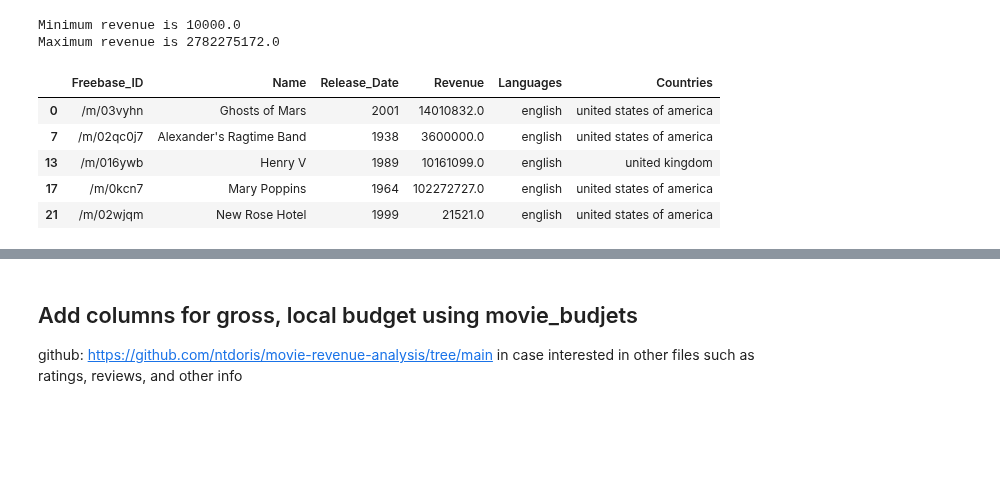
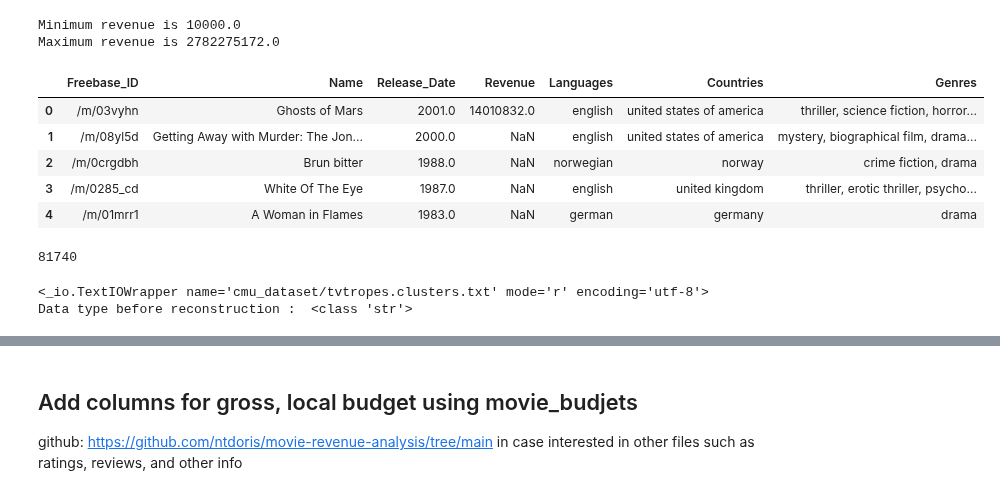
Before and after one commit to epfl-ada/ada-2024-project-thelordsofdata, a Jupyter notebook: src/data/cmu_analysis.ipynb, the cells around one changed output, grey strips where cells are left out. Cells and saved outputs as stored; diff of their text form; code cells hidden in the pictures; blank space fills up the shorter version.

```diff
--- a/src/data/cmu_analysis.ipynb
+++ b/src/data/cmu_analysis.ipynb
@@ -90,9 +95,9 @@ Name: count, Length: 1814, dtype: int64
 # %%
-df_copy = df_copy[df_copy['Revenue'].notna()]
+#df_copy = df_copy[df_copy['Revenue'].notna()]
 
-print(f"Length before removing Nan in Revenue column {len(df)}")
-print(f"Length after removing Nan in Revenue {len(df_copy)}")
+#print(f"Length before removing Nan in Revenue column {len(df)}")
+#print(f"Length after removing Nan in Revenue {len(df_copy)}")
 
-reduction = (len(df) - len(df_copy))/len(df)
+#reduction = (len(df) - len(df_copy))/len(df)
 
-print(f"Data reduction of {reduction:.2%}")
+#print(f"Data reduction of {reduction:.2%}")
@@ -160,6 +165,10 @@ plt.show()
 def keep_year(s):
     s = str(s)
     #print(s)
+    if s == 'nan':
+        #print('yea')
+        return
+    #print(type(int(s[:4])))
     return int(s[:4])
 
 def filter_year(year):
@@ -176,7 +185,7 @@ print(keep_year(test))
 # %% [output]
 '\ntest = "2005-09-09"\n\nprint(keep_year(test))\n'
 # %%
-df_copy = df_copy[df_copy['Release_Date'].notna()]
+#df_copy = df_copy[df_copy['Release_Date'].notna()]
 df_copy.Release_Date = df_copy.Release_Date.apply(lambda x: keep_year(x))
 df_copy = df_copy[df_copy['Release_Date'].apply(lambda x: filter_year(x))]
 df_copy.head()
@@ -202,14 +211,37 @@ Maximum revenue is 2782275172.0
 # %%
 df_copy = df_copy.drop('Wikipedia_ID', axis=1)
 df_copy = df_copy.drop('Runtime', axis=1)
-df_copy = df_copy.drop('Genres', axis=1)
+#df_copy = df_copy.drop('Genres', axis=1)
 df_copy.head()
 # %% [output]
-|  | Freebase_ID | Name | Release_Date | Revenue | Languages | Countries |
-| 0 | /m/03vyhn | Ghosts of Mars | 2001 | 14010832.0 | english | united states of america |
-| 7 | /m/02qc0j7 | Alexander's Ragtime Band | 1938 | 3600000.0 | english | united states of america |
-| 13 | /m/016ywb | Henry V | 1989 | 10161099.0 | english | united kingdom |
-| 17 | /m/0kcn7 | Mary Poppins | 1964 | 102272727.0 | english | united states of america |
-| 21 | /m/02wjqm | New Rose Hotel | 1999 | 21521.0 | english | united states of america |
+|  | Freebase_ID | Name | Release_Date | Revenue | Languages | Countries | Genres |
+| 0 | /m/03vyhn | Ghosts of Mars | 2001.0 | 14010832.0 | english | united states of america | thriller, science fiction, horror... |
+| 1 | /m/08yl5d | Getting Away with Murder: The Jon... | 2000.0 | NaN | english | united states of america | mystery, biographical film, drama... |
+| 2 | /m/0crgdbh | Brun bitter | 1988.0 | NaN | norwegian | norway | crime fiction, drama |
+| 3 | /m/0285_cd | White Of The Eye | 1987.0 | NaN | english | united kingdom | thriller, erotic thriller, psycho... |
+| 4 | /m/01mrr1 | A Woman in Flames | 1983.0 | NaN | german | germany | drama |
+# %%
+print(len(df_copy))
+# %% [output]
+81740
 # %%
 df_copy.to_csv('../../data/cmu_cleaned.csv', index=False)
+# %%
+# importing the module
+import ast
+
+# reading the data from the file
+with open('cmu_dataset/tvtropes.clusters.txt') as f:
+    data = f.read()
+
+print(f)
+print("Data type before reconstruction : ", type(data))
+
+# reconstructing the data as a dictionary
+#d = ast.literal_eval(data)
+
+#print("Data type after reconstruction : ", type(d))
+#print(d)
+# %% [output]
+<_io.TextIOWrapper name='cmu_dataset/tvtropes.clusters.txt' mode='r' encoding='utf-8'>
+Data type before reconstruction :  <class 'str'>
```
Also changed, not shown: parts of 11 cells of this notebook, 3 other files.
